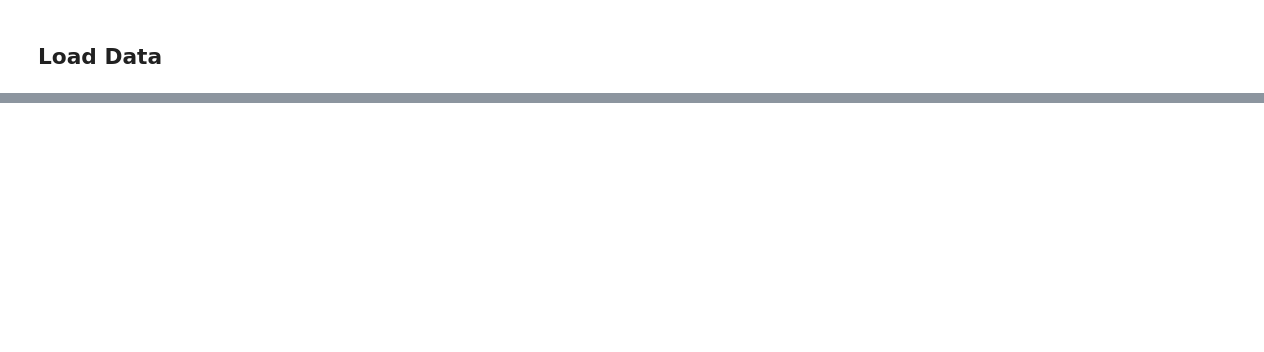
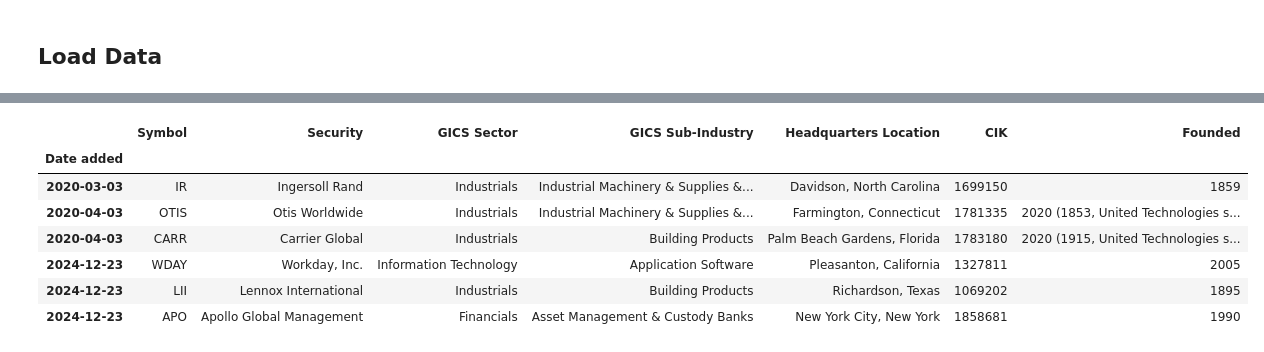
Before and after one commit to JamieW365/trading_algos, a Jupyter notebook: notebooks/backtesting/survivorship_bias.ipynb, the cells around one changed output, grey strips where cells are left out. Cells and saved outputs as stored; diff of their text form; code cells hidden in the pictures; blank space fills up the shorter version.

```diff
--- a/notebooks/backtesting/survivorship_bias.ipynb
+++ b/notebooks/backtesting/survivorship_bias.ipynb
@@ -17,3 +115,8 @@ The autoreload extension is already loaded. To reload it, use:
+# %%
+# Initialize the start and end dates of the S&P500 dataset that we are
+# going to create
+start_date = '2020-01-01'
+end_date = '2025-01-01'
 # %% [markdown]
 ## Load Data
 # %%
@@ -63,0 +153,18 @@ NameError: name 'tad' is not defined
+# %%
+# Some of the current S&P500 will may have been added to the index after
+# the start date and so any price data should be nulled prior to
+# addition to the index. This frame keeps track of those that have been
+# added beyond the start date.
+
+df_added = df_current[(end_date >= df_current.index) &
+                      (df_current.index >= start_date)].copy()
+ht(df_added)
+# %% [output]
+|  | Symbol | Security | GICS Sector | GICS Sub-Industry | Headquarters Location | CIK | Founded |
+| Date added |  |  |  |  |  |  |  |
+| 2020-03-03 | IR | Ingersoll Rand | Industrials | Industrial Machinery & Supplies &... | Davidson, North Carolina | 1699150 | 1859 |
+| 2020-04-03 | OTIS | Otis Worldwide | Industrials | Industrial Machinery & Supplies &... | Farmington, Connecticut | 1781335 | 2020 (1853, United Technologies s... |
+| 2020-04-03 | CARR | Carrier Global | Industrials | Building Products | Palm Beach Gardens, Florida | 1783180 | 2020 (1915, United Technologies s... |
+| 2024-12-23 | WDAY | Workday, Inc. | Information Technology | Application Software | Pleasanton, California | 1327811 | 2005 |
+| 2024-12-23 | LII | Lennox International | Industrials | Building Products | Richardson, Texas | 1069202 | 1895 |
+| 2024-12-23 | APO | Apollo Global Management | Financials | Asset Management & Custody Banks | New York City, New York | 1858681 | 1990 |
```
Also changed, not shown: parts of 65 cells of this notebook.
